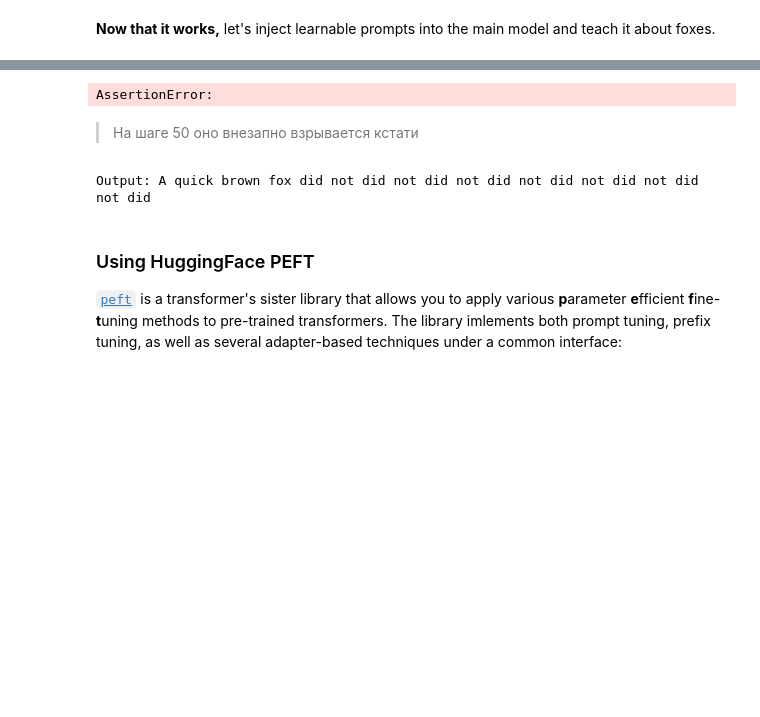
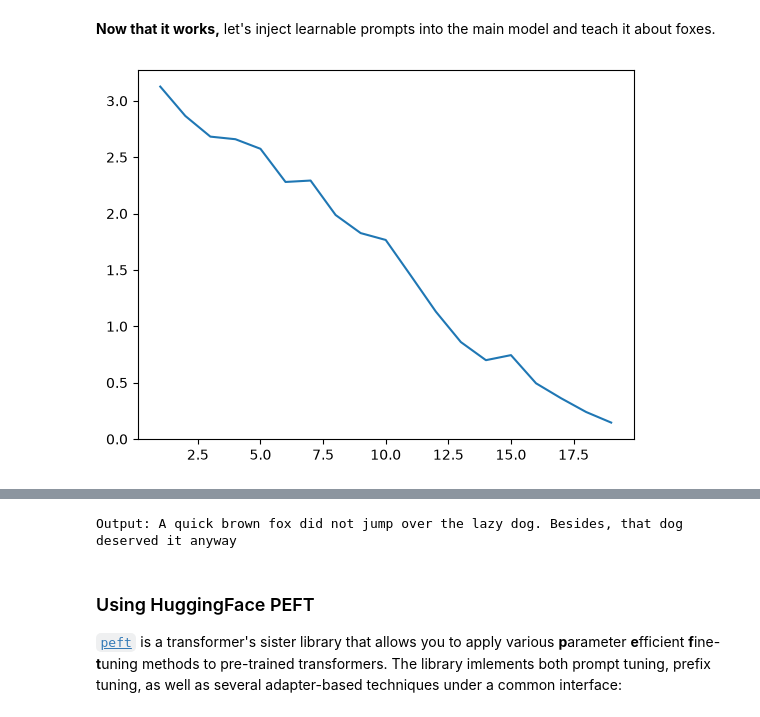
Before and after one commit to AjnoEO/ysda_nlp_course, a Jupyter notebook: week08_finetuning/seminar.ipynb, the cells around one changed output, grey strips where cells are left out. Saved outputs shown, nothing was run; the diff lists cells and outputs as text; code cells hidden in the pictures; blank space fills up the shorter version.

Commit message:
Prompt-tuning

```diff
--- a/week08_finetuning/seminar.ipynb
+++ b/week08_finetuning/seminar.ipynb
@@ -117,8 +119,15 @@ class WordEmbeddingsWithLearnedPrompts(nn.Module):
         self.original_word_embeddings = word_embeddings
         self.num_prompts = num_prompts
         self.learnable_prompts = nn.Parameter(
-            torch.randn(1, num_prompts, word_embeddings.embedding_dim, device=word_embeddings.weight.device),
+            torch.empty(
+                1, num_prompts, word_embeddings.embedding_dim, device=word_embeddings.weight.device, dtype=word_embeddings.weight.dtype
+            ),
             requires_grad=True
+        )
+        nn.init.normal_(
+            self.learnable_prompts,
+            mean=word_embeddings.weight.mean().item(),
+            std=word_embeddings.weight.std().item()
         )
 
     def forward(self, input_ids: torch.LongTensor):
@@ -171,28 +180,36 @@ opt = torch.optim.Adam([model.model.embed_tokens.learnable_prompts], lr=0.01)
 # %%
 the_truth = "A quick brown fox did not jump over the lazy dog. Besides, that dog deserved it anyway!"
 batch = tokenizer(the_truth, return_tensors='pt', return_token_type_ids=False).to(device)
 space_for_prompts = torch.full([len(test_input_ids), num_prompts], fill_value=tokenizer.pad_token_id,
                                dtype=torch.int64, device=device)
 batch['input_ids'] = torch.cat([space_for_prompts, batch['input_ids']], dim=1)
 batch['attention_mask'] = torch.cat([torch.ones_like(space_for_prompts), batch['attention_mask']], dim=1)
 
-STEPS = 40
-for i in range(STEPS):
+loss_log = []
+STEPS = 500
+THRESHOLD = 0.1
+for step_no in range(1, STEPS+1):
     outputs = model(**batch)
     next_word_logits = outputs.logits[:, num_prompts : -1, :]
     true_next_tokens = batch['input_ids'][:, num_prompts + 1:]
     loss = F.cross_entropy(next_word_logits.flatten(0, 1), true_next_tokens.flatten(0, 1))
-    print("Step:", i, "- Loss:", loss.item())
+    loss_log.append(loss.item())
+    if loss.item() < THRESHOLD:
+        break
+    clear_output(wait=True)
+    plt.plot(range(1, step_no+1), loss_log)
+    plt.show()
     opt.zero_grad()
     loss.backward()
     opt.step()
 
 outputs = model(**batch)
 next_word_logits = outputs.logits[:, num_prompts : -1, :]
 true_next_tokens = batch['input_ids'][:, num_prompts + 1:]
 loss = F.cross_entropy(next_word_logits.flatten(0, 1), true_next_tokens.flatten(0, 1))
-print("Final loss:", loss.item())
+print("Final loss:", loss.item(), "- Steps:", step_no)
 
 assert loss.item() <= 0.1
 print("Good job!")
 # %% [output]
+[figure, added]
@@ -216,6 +218,3 @@ Final loss: 1.5727717876434326
-AssertionError:
-# %% [markdown]
-> На шаге 50 оно внезапно взрывается кстати
 # %%
 prompt = 'A quick brown fox'
 batch = tokenizer(prompt, return_tensors='pt', return_token_type_ids=False).to(device)
@@ -232,7 +231,7 @@ print("\nOutput:", tokenizer.decode(batch['input_ids'][0, num_prompts:].cpu().nu
 
 # if you did everything right, the model will deny that the fox jumped over the lazy dog
 # %% [output]
-Output: A quick brown fox did not did not did not did not did not did not did not did
+Output: A quick brown fox did not jump over the lazy dog. Besides, that dog deserved it anyway
 # %% [markdown]
 ### Using HuggingFace PEFT
 
```
Also changed, not shown: parts of 3 cells of this notebook.
